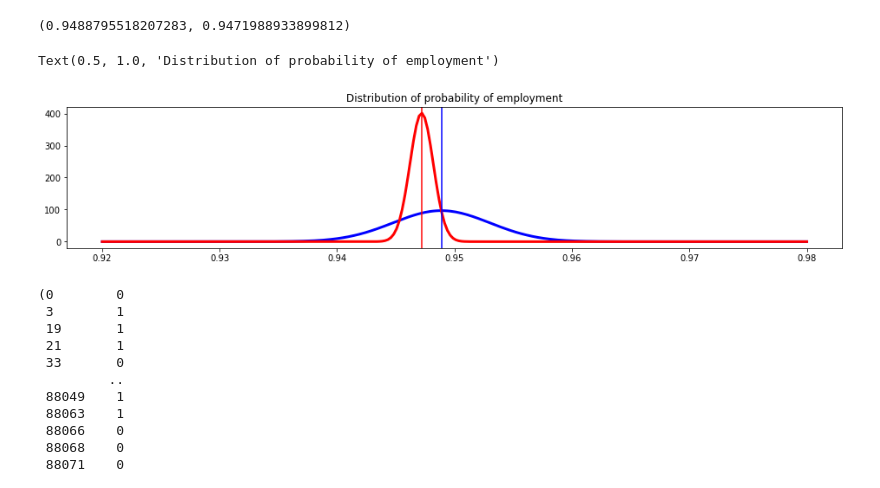
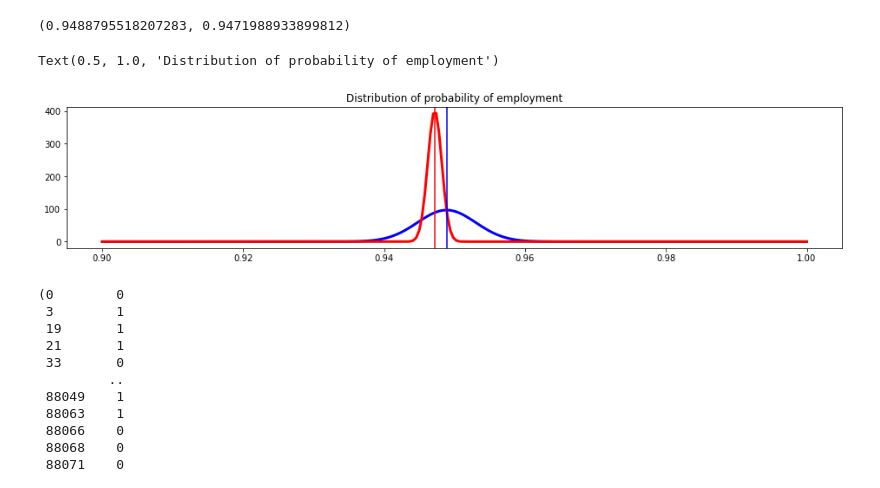
Before and after one commit to arcweld/DSI_Capstone_1, a Jupyter notebook: 3_wed_Cap1.ipynb, the cells around one changed output. Saved outputs shown, nothing was run; the diff lists cells and outputs as text; code cells hidden in the pictures.

```diff
--- a/3_wed_Cap1.ipynb
+++ b/3_wed_Cap1.ipynb
@@ -378,20 +378,20 @@ p_v, p_c
 # %%
 E_vet = stats.norm(p_v, np.sqrt((p_v * (1 - p_v)) / (emp_v + unemp_v)))
 E_civ = stats.norm(p_c, np.sqrt((p_c * (1 - p_c)) / (emp_c + unemp_c)))
 
 fig, ax = plt.subplots(1, figsize=(16, 3))
 
-x = np.linspace(0.92, 0.98, num=250)
+x = np.linspace(0.9, 1, num=250)
 ax.plot(x, E_vet.pdf(x), linewidth=3, c='b')
 ax.plot(x, E_civ.pdf(x), linewidth=3, c='r')
 # ax.fill_between(x, E_vet.pdf(x), where=(x >= E_vet.mean()),
 #                 color="red", alpha=0.5)
 ax.axvline(p_v, c='b')
 ax.axvline(p_c, c='r')
 ax.set_title("Distribution of probability of employment")
 # %% [output]
 Text(0.5, 1.0, 'Distribution of probability of employment')
-[figure, old version]
+[figure, new version]
 # %%
 query = '''SELECT
     PEAFEVER ,
```
Also changed, not shown: 2 other files.
